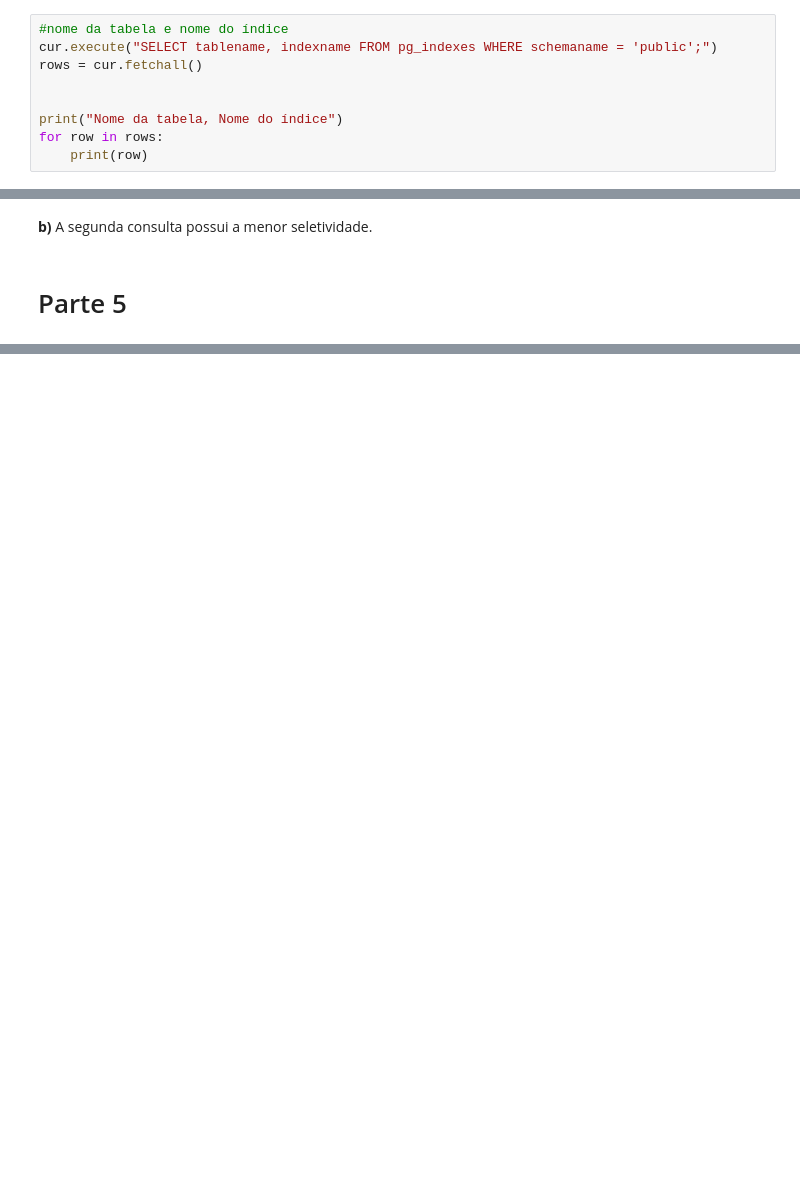
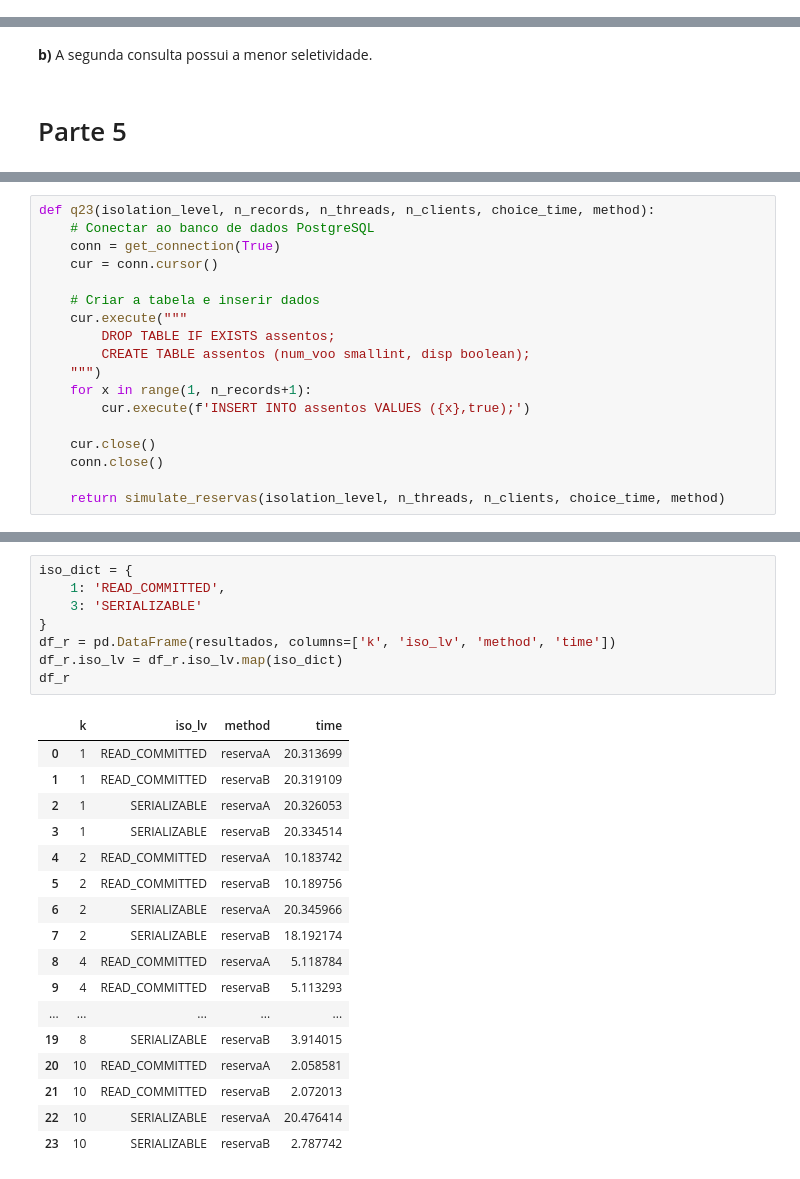
Before and after one commit to marcosmapl/tp3_giovanna_jose_marcos, a Jupyter notebook: notebooks/tp3_Giovanna_Jose_Marcos.ipynb, the cells around one changed output, grey strips where cells are left out. Cells and saved outputs as stored; diff of their text form; blank space fills up the shorter version.

```diff
--- a/notebooks/tp3_Giovanna_Jose_Marcos.ipynb
+++ b/notebooks/tp3_Giovanna_Jose_Marcos.ipynb
@@ -621,10 +673 @@ conn.commit()
-# %%
-#nome da tabela e nome do índice
-cur.execute("SELECT tablename, indexname FROM pg_indexes WHERE schemaname = 'public';")
-rows = cur.fetchall()
-
-
-print("Nome da tabela, Nome do índice")
-for row in rows:
-    print(row)
 # %%
@@ -762,0 +1026,18 @@ for row in rows:
+# %%
+def q23(isolation_level, n_records, n_threads, n_clients, choice_time, method):
+    # Conectar ao banco de dados PostgreSQL
+    conn = get_connection(True)
+    cur = conn.cursor()
+
+    # Criar a tabela e inserir dados
+    cur.execute("""
+        DROP TABLE IF EXISTS assentos;
+        CREATE TABLE assentos (num_voo smallint, disp boolean);
+    """)
+    for x in range(1, n_records+1):
+        cur.execute(f'INSERT INTO assentos VALUES ({x},true);')
+
+    cur.close()
+    conn.close()
+
+    return simulate_reservas(isolation_level, n_threads, n_clients, choice_time, method)
@@ -762,0 +1072,26 @@ for row in rows:
+# %%
+iso_dict = {
+    1: 'READ_COMMITTED',
+    3: 'SERIALIZABLE'
+}
+df_r = pd.DataFrame(resultados, columns=['k', 'iso_lv', 'method', 'time'])
+df_r.iso_lv = df_r.iso_lv.map(iso_dict)
+df_r
+# %% [output]
+|  | k | iso_lv | method | time |
+| 0 | 1 | READ_COMMITTED | reservaA | 20.313699 |
+| 1 | 1 | READ_COMMITTED | reservaB | 20.319109 |
+| 2 | 1 | SERIALIZABLE | reservaA | 20.326053 |
+| 3 | 1 | SERIALIZABLE | reservaB | 20.334514 |
+| 4 | 2 | READ_COMMITTED | reservaA | 10.183742 |
+| 5 | 2 | READ_COMMITTED | reservaB | 10.189756 |
+| 6 | 2 | SERIALIZABLE | reservaA | 20.345966 |
+| 7 | 2 | SERIALIZABLE | reservaB | 18.192174 |
+| 8 | 4 | READ_COMMITTED | reservaA | 5.118784 |
+| 9 | 4 | READ_COMMITTED | reservaB | 5.113293 |
+| ... | ... | ... | ... | ... |
+| 19 | 8 | SERIALIZABLE | reservaB | 3.914015 |
+| 20 | 10 | READ_COMMITTED | reservaA | 2.058581 |
+| 21 | 10 | READ_COMMITTED | reservaB | 2.072013 |
+| 22 | 10 | SERIALIZABLE | reservaA | 20.476414 |
+| 23 | 10 | SERIALIZABLE | reservaB | 2.787742 |
```
Also changed, not shown: parts of 45 cells of this notebook, 1 other file.
